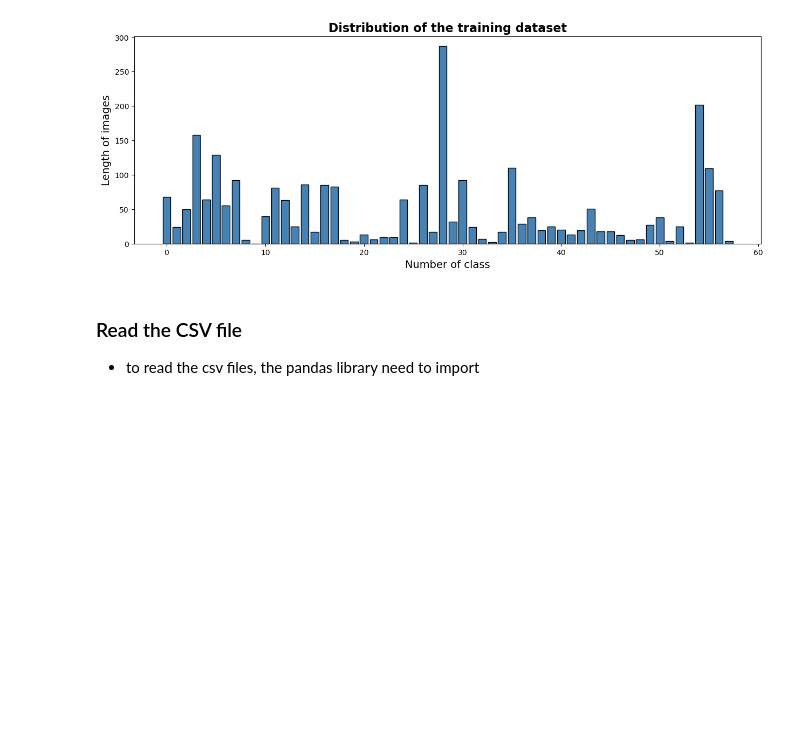
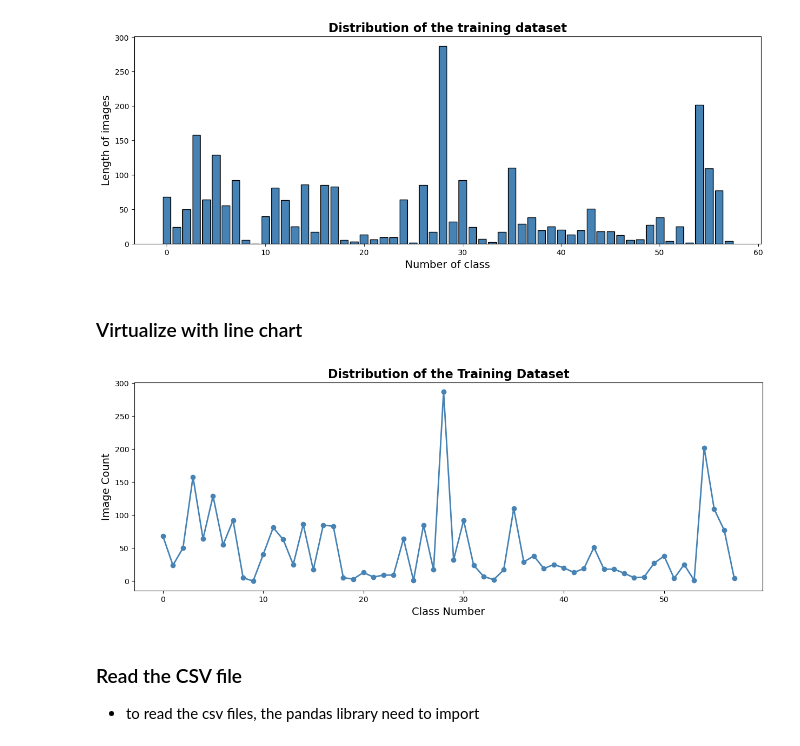
Before and after one commit to AungChan40685540/Traffic_Sign_40685540, a Jupyter notebook: TrafficSign_result.ipynb, the cells around one changed output. Drawn from its saved outputs; the diff is of its cells as text; code cells hidden in the pictures; blank space fills up the shorter version.

Commit message:
Add line chart

```diff
--- a/TrafficSign_result.ipynb
+++ b/TrafficSign_result.ipynb
@@ -219,6 +219,17 @@ plt.ylabel("Length of images", fontsize=14)
 plt.show()
 # %% [output]
 [figure]
+# %% [markdown]
+### Virtualize with line chart
+# %%
+plt.figure(figsize=(15, 5))
+plt.plot(range(0, lengthOfClasses), numberOfSamples, marker='o', color="steelblue", linewidth=2)
+plt.title("Distribution of the Training Dataset", fontsize=16, fontweight='bold')
+plt.xlabel("Class Number", fontsize=14)
+plt.ylabel("Image Count", fontsize=14)
+plt.show()
+# %% [output]
+[figure, added]
 # %% [markdown]
 ### Read the CSV file
 - to read the csv files, the pandas library need to import
```
